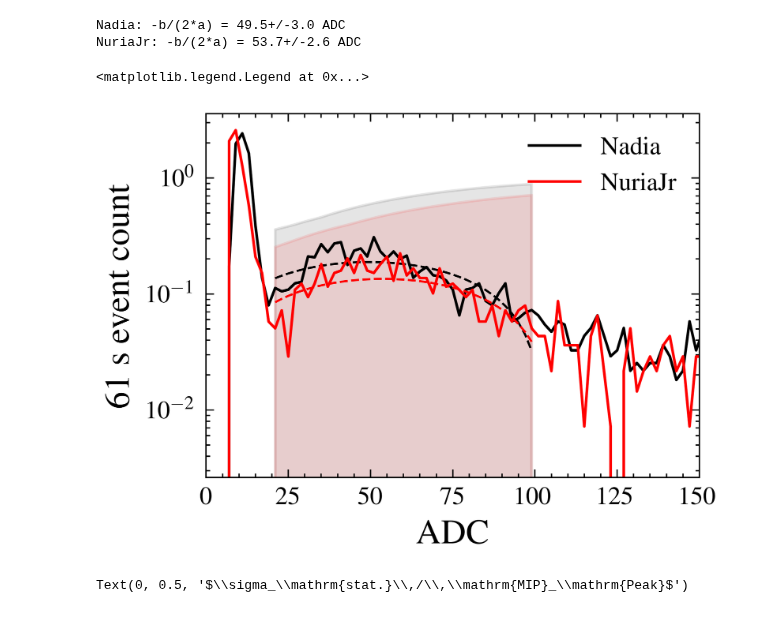
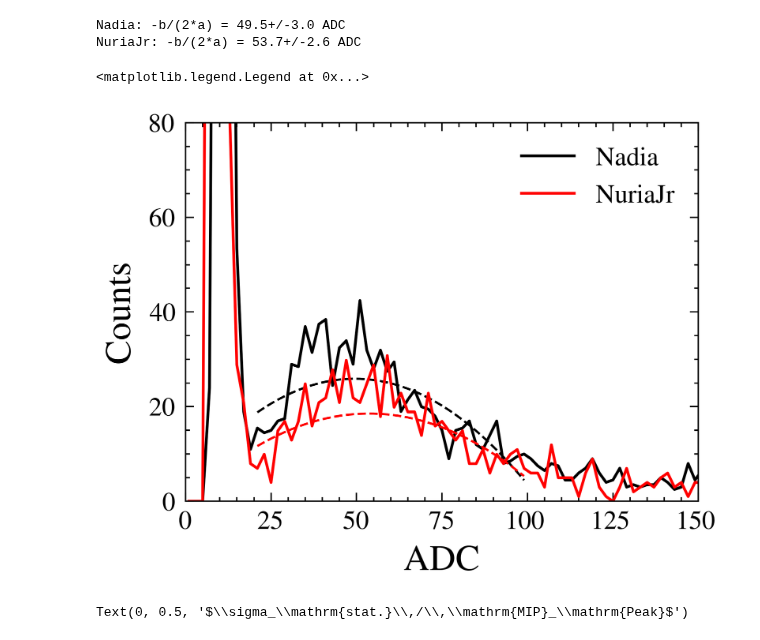
Before and after one commit to Quizznor/phd-thesis, a Jupyter notebook: Projects/SSDOnlineCalib/CheckMonitHistos/look_into_randoms.ipynb, the cells around one changed output. Cells and saved outputs as stored; diff of their text form; code cells hidden in the pictures.

Commit message:
update t1 efficiency plot

```diff
--- a/Projects/SSDOnlineCalib/CheckMonitHistos/look_into_randoms.ipynb
+++ b/Projects/SSDOnlineCalib/CheckMonitHistos/look_into_randoms.ipynb
@@ -38,15 +54,15 @@ for i, station in enumerate(["Nadia", "NuriaJr"]):
 
     peaks = np.loadtxt(f'/cr/users/filip/Data/SDMonitHistos/{station}_T1_coinc_histo.txt')
     counts, bins = np.histogram(peaks, bins=140, range=(20, 300))
-    counts = counts / n_files[i] * 5000 * 2048 * 8.33e-9
+    counts = counts / (n_files[i] * 5000 * 2048 * 8.33e-9)
     x_fit = (0.5 * (bins[1:] + bins[:-1]))[:40]
     popt, pcov = make_histo_fit(x_fit, counts[:40])
     err_up, err_down = tools.bootstrap_ci(parabola, popt, pcov, x_fit)
 
     n, all_bins = np.histogram(peaks, bins=150, range=(0, 300))
-    plt.plot(0.5 * (all_bins[1:] + all_bins[:-1]), 61 * n / n_files[i] * 5000 * 2048 * 8.33e-9, c=color[i], label=station, ls='solid')
+    plt.plot(0.5 * (all_bins[1:] + all_bins[:-1]), 61 * n / (n_files[i] * 5000 * 2048 * 8.33e-9), c=color[i], label=station, ls='solid')
     plt.plot(x_fit, 61 * parabola(x_fit, *popt), ls='--', lw=0.8, c=color[i])
-    plt.fill_between(x_fit, 61 * err_up, 61 * err_down, alpha=0.1, color=color[i])
+    # plt.fill_between(x_fit, 61 * err_up, 61 * err_down, alpha=0.1, color=color[i])
 
     (a, b, c) = uncertainties.correlated_values(popt, pcov)
     mips.append(-b/(2*a))
@@ -54,9 +70,10 @@ for i, station in enumerate(["Nadia", "NuriaJr"]):
 
     print(f"{station}: {-b/(2*a) = :.1f} ADC")
 
-plt.yscale('log')
+# plt.yscale('log')
+plt.ylim(0, 80)
 plt.xlim(0, 150)
 plt.xlabel('ADC')
-plt.ylabel("61 s event count")
+plt.ylabel("Counts")
 plt.legend()
 # %% [output]
@@ -68,7 +85,7 @@ plt.legend()
 Nadia: -b/(2*a) = 49.5+/-3.0 ADC
 NuriaJr: -b/(2*a) = 53.7+/-2.6 ADC
 <matplotlib.legend.Legend at 0x...>
-[figure, old version]
+[figure, new version]
 # %%
 thresholds = np.arange(1.0, 5.01, 0.05)
 
```
Also changed, not shown: parts of 3 cells of this notebook, 1 other file.
